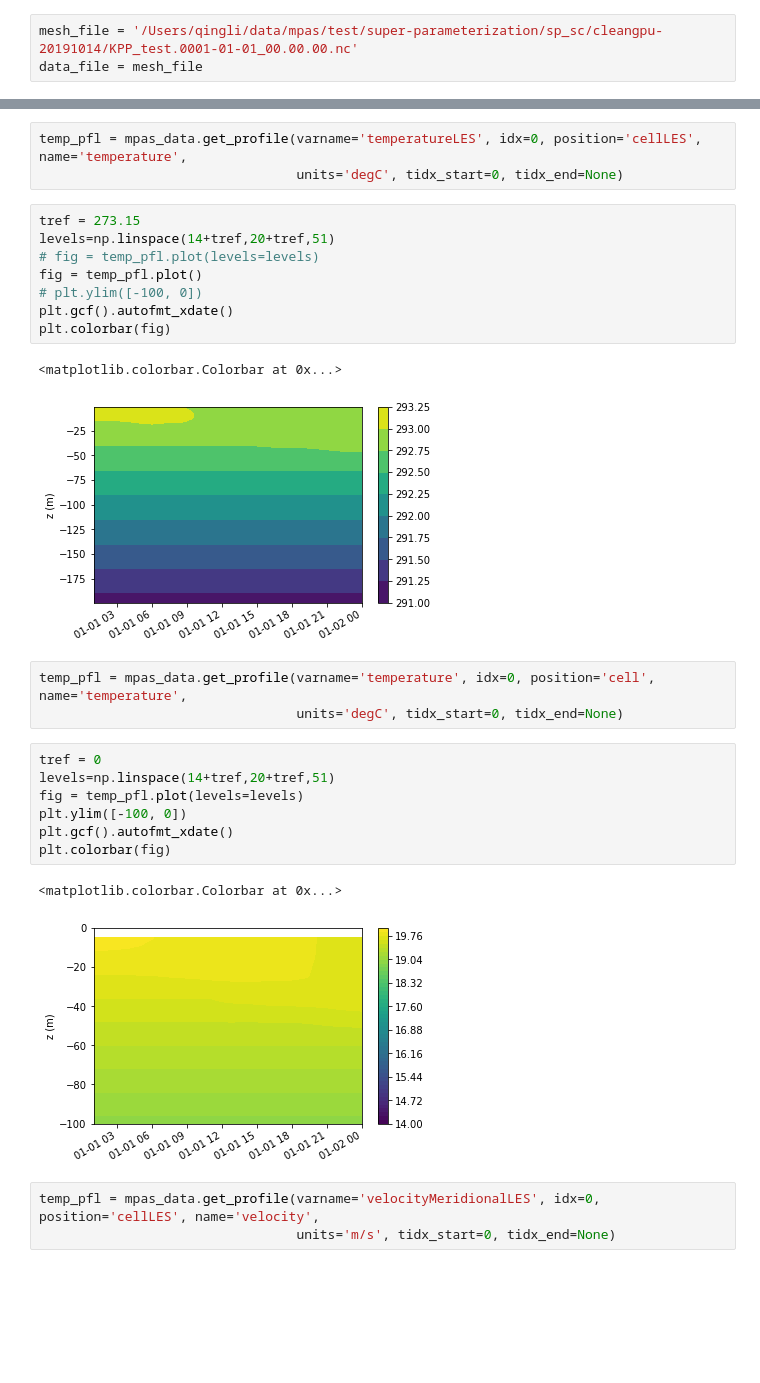
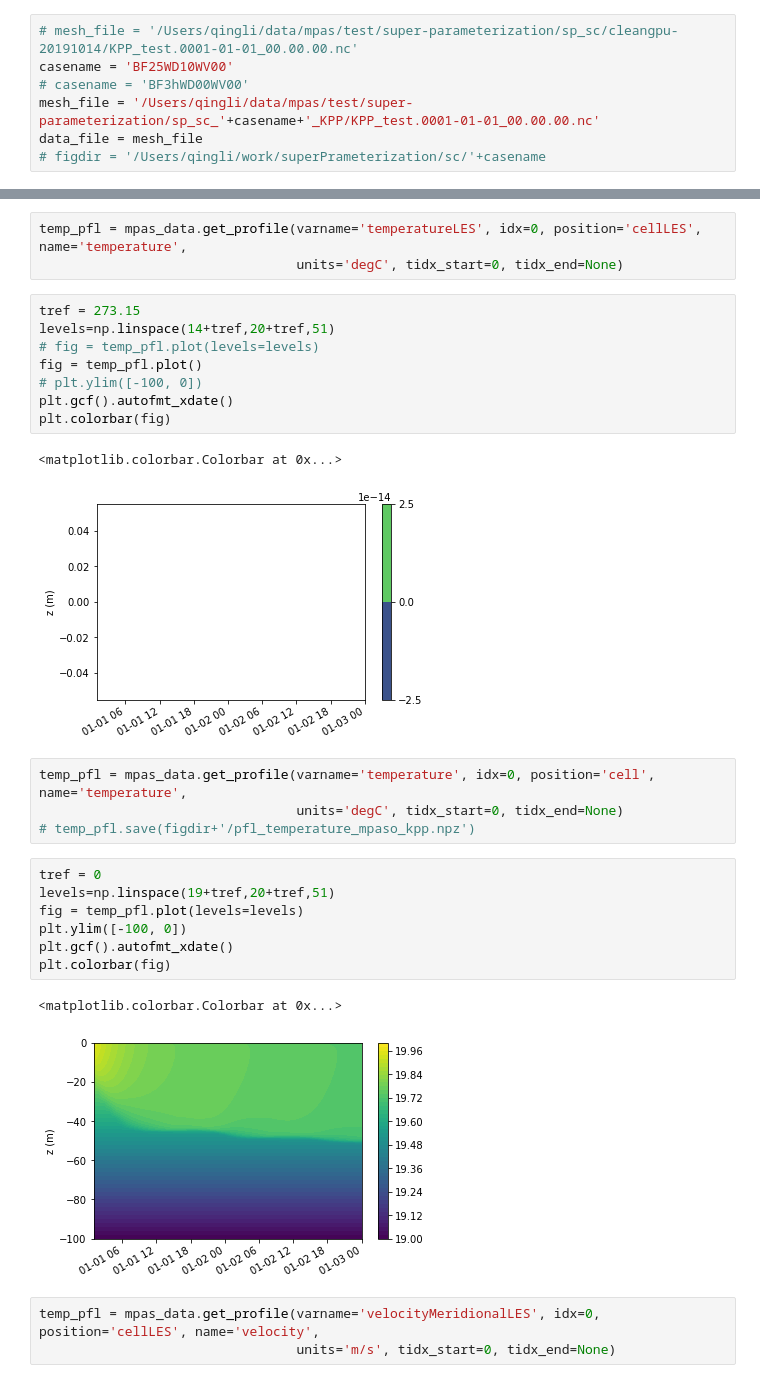
Before and after one commit to qingli411/mpasanalysis, a Jupyter notebook: plot_SuperParam_SC.ipynb, the cells around one changed output, grey strips where cells are left out. Drawn from its saved outputs; the diff is of its cells as text; blank space fills up the shorter version.

```diff
--- a/plot_SuperParam_SC.ipynb
+++ b/plot_SuperParam_SC.ipynb
@@ -4,8 +4,12 @@ from netCDF4 import chartostring
 from mpasanalysis import *
 %matplotlib inline
 # %%
-mesh_file = '/Users/qingli/data/mpas/test/super-parameterization/sp_sc/cleangpu-20191014/KPP_test.0001-01-01_00.00.00.nc'
+# mesh_file = '/Users/qingli/data/mpas/test/super-parameterization/sp_sc/cleangpu-20191014/KPP_test.0001-01-01_00.00.00.nc'
+casename = 'BF25WD10WV00'
+# casename = 'BF3hWD00WV00'
+mesh_file = '/Users/qingli/data/mpas/test/super-parameterization/sp_sc_'+casename+'_KPP/KPP_test.0001-01-01_00.00.00.nc'
 data_file = mesh_file
+# figdir = '/Users/qingli/work/superPrameterization/sc/'+casename
 # %%
 mpas_data = MPASOData(filepath=data_file, filepath_mesh=mesh_file)
 # %% [markdown]
@@ -46,20 +50,21 @@ plt.gcf().autofmt_xdate()
 plt.colorbar(fig)
 # %% [output]
 <matplotlib.colorbar.Colorbar at 0x...>
-[figure, old version]
+[figure, new version]
 # %%
 temp_pfl = mpas_data.get_profile(varname='temperature', idx=0, position='cell', name='temperature',
                                  units='degC', tidx_start=0, tidx_end=None)
+# temp_pfl.save(figdir+'/pfl_temperature_mpaso_kpp.npz')
 # %%
 tref = 0
-levels=np.linspace(14+tref,20+tref,51)
+levels=np.linspace(19+tref,20+tref,51)
 fig = temp_pfl.plot(levels=levels)
 plt.ylim([-100, 0])
 plt.gcf().autofmt_xdate()
 plt.colorbar(fig)
 # %% [output]
 <matplotlib.colorbar.Colorbar at 0x...>
-[figure, old version]
+[figure, new version]
 # %%
 temp_pfl = mpas_data.get_profile(varname='velocityMeridionalLES', idx=0, position='cellLES', name='velocity',
                                  units='m/s', tidx_start=0, tidx_end=None)
```
Also changed, not shown: parts of 6 cells of this notebook, 3 other files.
